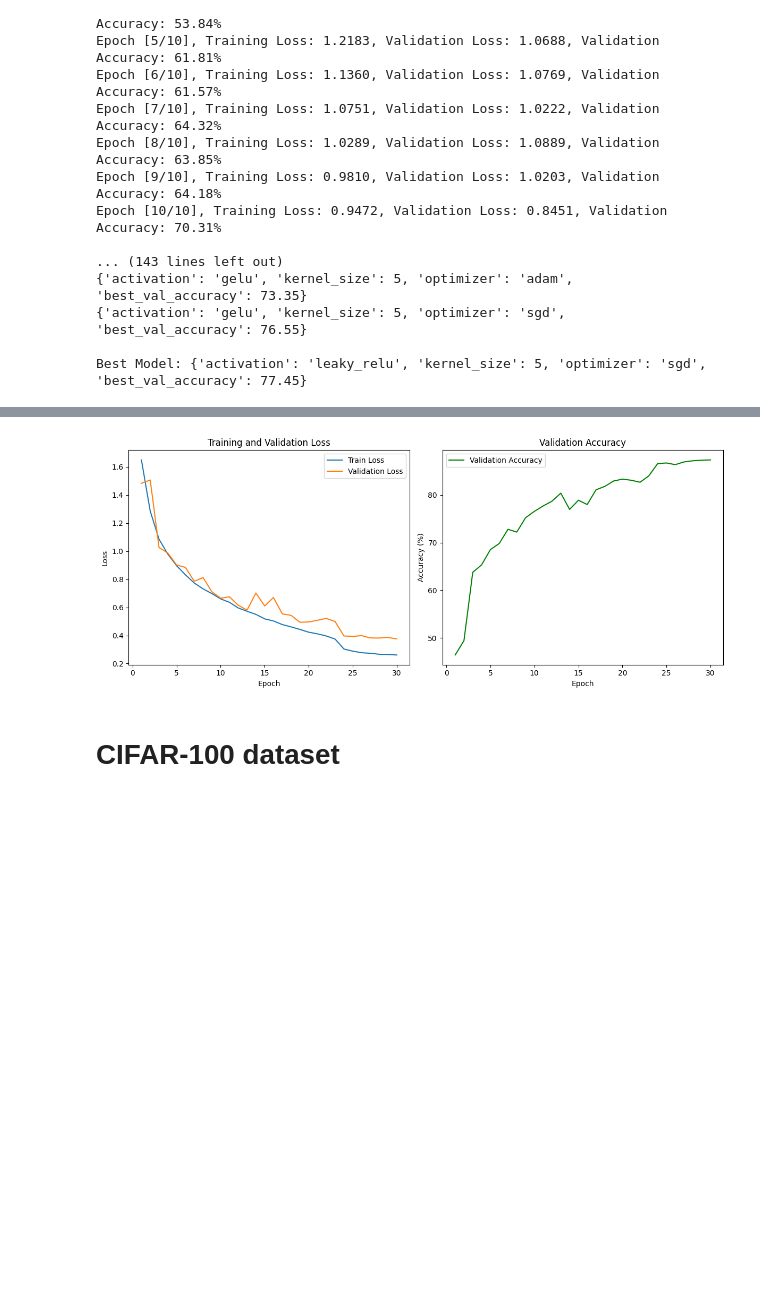
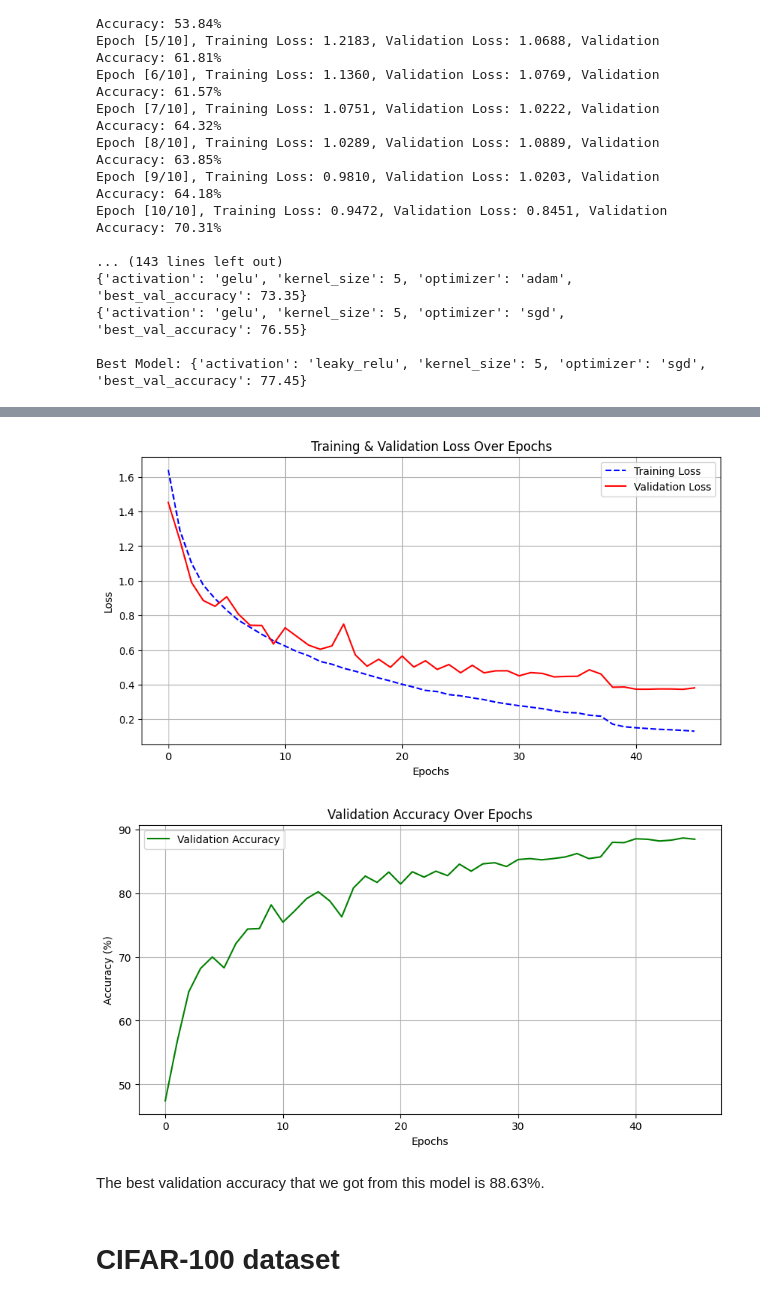
Before and after one commit to Yashsethi24/Image_Classsification_using_CNN, a Jupyter notebook: Part1_Simple_CNN.ipynb, the cells around one changed output, grey strips where cells are left out. Cells and saved outputs as stored; diff of their text form; code cells hidden in the pictures; blank space fills up the shorter version.

Commit message:
Added the model report

```diff
--- a/Part1_Simple_CNN.ipynb
+++ b/Part1_Simple_CNN.ipynb
@@ -488,48 +483,37 @@ Best Model: {'activation': 'leaky_relu', 'kernel_size': 5, 'optimizer': 'sgd', '
-# %%
-import matplotlib.pyplot as plt
-
-# Epoch-wise metrics
-epochs = list(range(1, 31))
-train_losses = [
-    1.6493, 1.2849, 1.0853, 0.9784, 0.8960, 0.8318, 0.7733, 0.7317, 0.6982, 0.6603,
-    0.6359, 0.5956, 0.5723, 0.5503, 0.5181, 0.5032, 0.4776, 0.4611, 0.4430, 0.4233,
-    0.4114, 0.3962, 0.3745, 0.3036, 0.2884, 0.2774, 0.2731, 0.2664, 0.2644, 0.2610
-]
-val_losses = [
-    1.4829, 1.5066, 1.0258, 0.9866, 0.9017, 0.8843, 0.7855, 0.8122, 0.7114, 0.6655,
-    0.6748, 0.6149, 0.5808, 0.7021, 0.6099, 0.6701, 0.5538, 0.5431, 0.4939, 0.4958,
-    0.5083, 0.5212, 0.4993, 0.3966, 0.3930, 0.3987, 0.3824, 0.3817, 0.3860, 0.3754
-]
-val_accuracies = [
-    46.40, 49.41, 63.78, 65.33, 68.54, 69.82, 72.81, 72.23, 75.25, 76.58,
-    77.73, 78.72, 80.41, 76.99, 78.92, 78.02, 81.11, 81.83, 82.96, 83.35,
-    83.12, 82.70, 84.04, 86.62, 86.75, 86.40, 86.97, 87.21, 87.33, 87.39
-]
-
-# Plot loss and accuracy
-plt.figure(figsize=(12, 5))
-
-# Loss curve
-plt.subplot(1, 2, 1)
-plt.plot(epochs, train_losses, label='Train Loss')
-plt.plot(epochs, val_losses, label='Validation Loss')
-plt.xlabel('Epoch')
-plt.ylabel('Loss')
-plt.title('Training and Validation Loss')
-plt.legend()
-
-# Accuracy curve
-plt.subplot(1, 2, 2)
-plt.plot(epochs, val_accuracies, label='Validation Accuracy', color='green')
-plt.xlabel('Epoch')
-plt.ylabel('Accuracy (%)')
-plt.title('Validation Accuracy')
-plt.legend()
-
-plt.tight_layout()
-plt.show()
-# %% [output]
-[figure, removed]
+# %%
+import matplotlib.pyplot as plt
+import numpy as np
+
+# Load the stored training results
+train_losses = np.load("train_losses.npy")
+val_losses = np.load("val_losses.npy")
+val_accuracies = np.load("val_accuracies.npy")
+
+# Plot Training & Validation Loss
+plt.figure(figsize=(10, 5))
+plt.plot(train_losses, label='Training Loss', color='blue', linestyle='dashed')
+plt.plot(val_losses, label='Validation Loss', color='red')
+plt.xlabel('Epochs')
+plt.ylabel('Loss')
+plt.title('Training & Validation Loss Over Epochs')
+plt.legend()
+plt.grid(True)
+plt.show()
+
+# Plot Validation Accuracy
+plt.figure(figsize=(10, 5))
+plt.plot(val_accuracies, label='Validation Accuracy', color='green')
+plt.xlabel('Epochs')
+plt.ylabel('Accuracy (%)')
+plt.title('Validation Accuracy Over Epochs')
+plt.legend()
+plt.grid(True)
+plt.show()
+# %% [output]
+[figure, added]
+[figure, added]
+# %% [markdown]
+The best validation accuracy that we got from this model is 88.63%.
 # %% [markdown]
 # CIFAR-100 dataset
 # %% [markdown]
```
Also changed, not shown: parts of 4 cells of this notebook, 2 other files.
